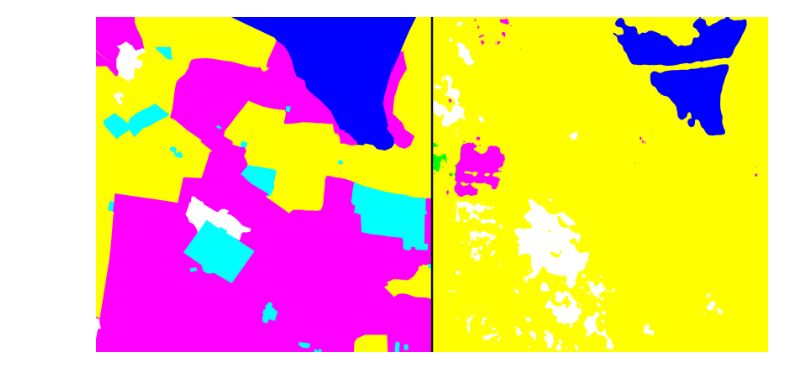
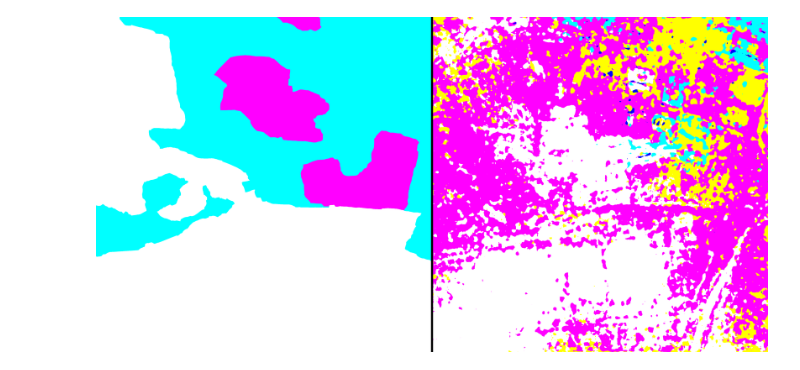
Before and after one commit to Kiri4s/segmentation-models-comparison, a Jupyter notebook: notebooks/evaluate.ipynb, the cells around one changed output. Drawn from its saved outputs; the diff is of its cells as text; code cells hidden in the pictures.

```diff
--- a/notebooks/evaluate.ipynb
+++ b/notebooks/evaluate.ipynb
@@ -12,7 +12,8 @@ class StandartConfig(TypedDict):
     data_val: str = "../dataset/valid"
     val_size: float = 0.2
     transform = None
-    encoder_name: str = "resnet34"
+    trget_transform = None
+    encoder_name: str = "resnet18"
     encoder_weights: str = "imagenet"
     activation: str = "logsoftmax"
     in_channels: int = 3
@@ -38,7 +39,7 @@ dataset = DeepGlobeDataset(
     split="val",
 )
 # %%
-img, mask = dataset[2]
+img, mask = dataset[5]
 model.to(cfg.device)
 model.eval()
 with torch.no_grad():
@@ -47,9 +48,9 @@ with torch.no_grad():
     y_pred = torch.argmax(y_pred, dim=1).squeeze(0).cpu().numpy()
 # %%
 combined = Image.new("RGB", (mask.shape[-2] * 2 + 15, mask.shape[-1]))
-combined.paste(label_to_rgb_mask(mask), (0, 0))
-combined.paste(label_to_rgb_mask(y_pred), (mask.shape[-2]+15, 0))
+combined.paste(DeepGlobeDataset.label_to_rgb_mask(mask), (0, 0))
+combined.paste(DeepGlobeDataset.label_to_rgb_mask(y_pred), (mask.shape[-2]+15, 0))
 #combined.paste(mask.convert("RGB"), (mask.width * 2, 0))
 combined
 # %% [output]
-[figure, old version]
+[figure, new version]
```
Also changed, not shown: parts of 1 cell of this notebook, 6 other files.
